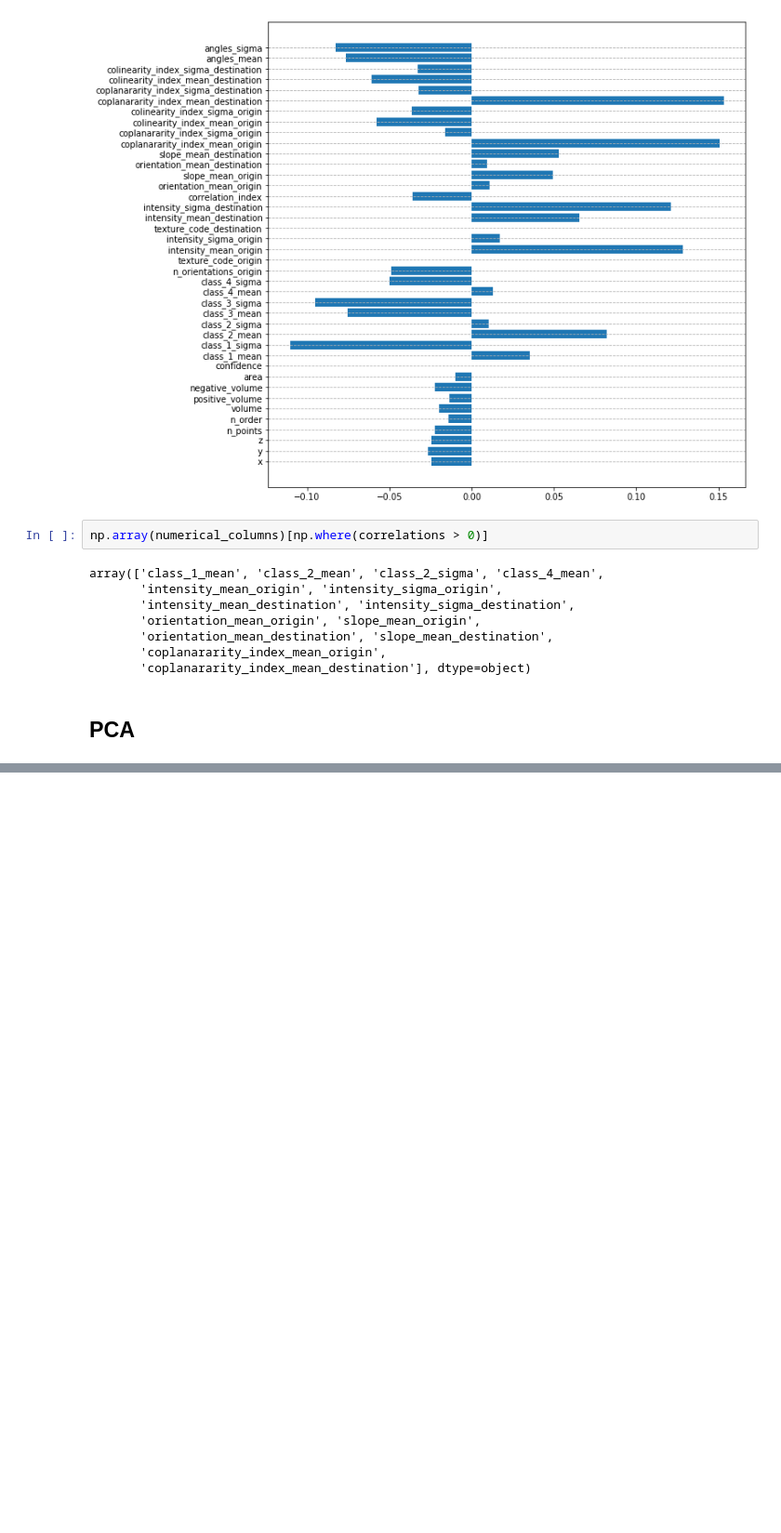
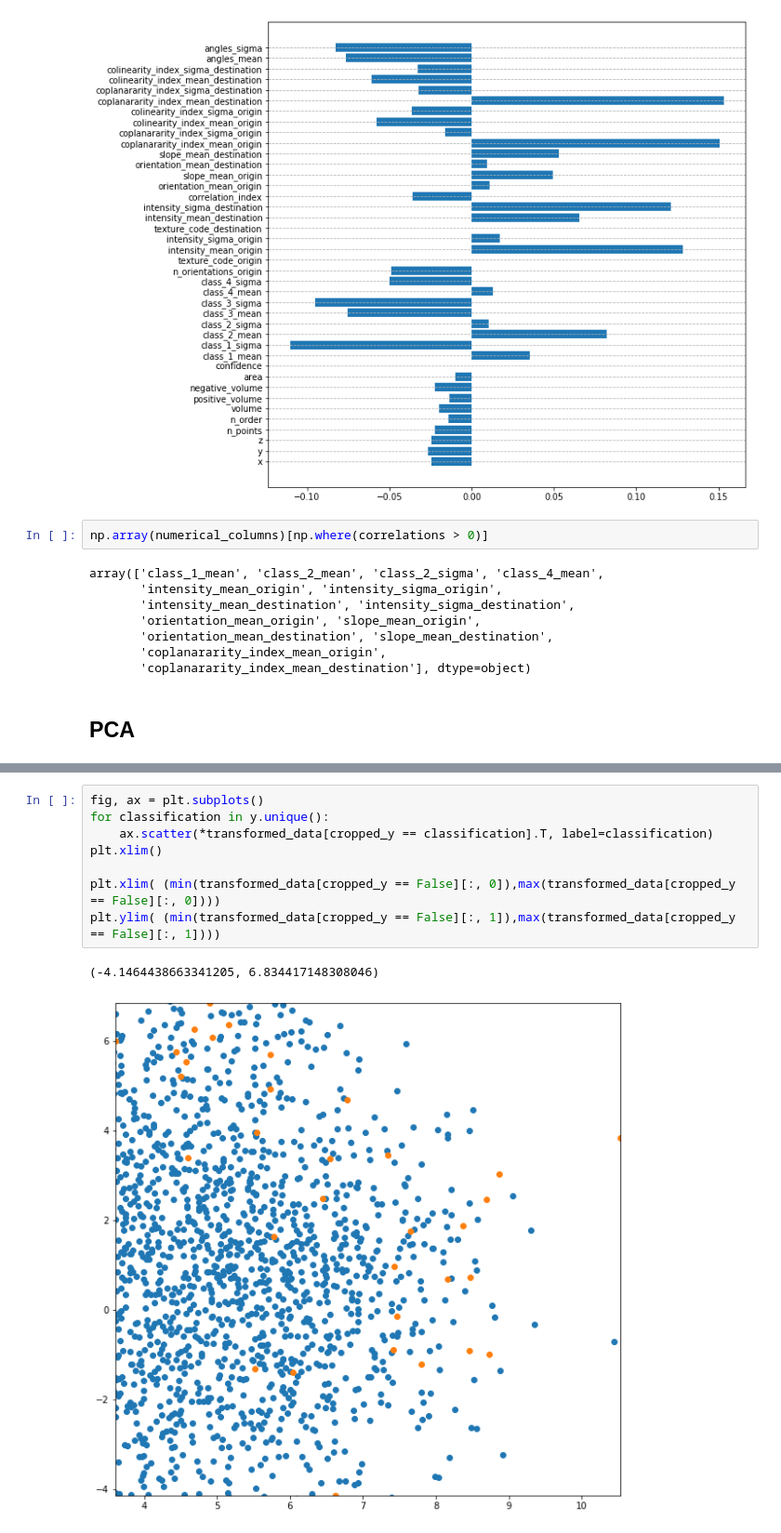
Before and after one commit to nicolaspascual/point-cloud-learn, a Jupyter notebook: notebooks/1-Cluster initial analysis.ipynb, the cells around one changed output, grey strips where cells are left out. Shown at 93% size. Drawn from its saved outputs; the diff is of its cells as text; blank space fills up the shorter version.

```diff
--- a/notebooks/1-Cluster initial analysis.ipynb
+++ b/notebooks/1-Cluster initial analysis.ipynb
@@ -140,0 +162,11 @@ plt.legend()
+# %%
+fig, ax = plt.subplots()
+for classification in y.unique():
+    ax.scatter(*transformed_data[cropped_y == classification].T, label=classification)
+plt.xlim()
+
+plt.xlim( (min(transformed_data[cropped_y == False][:, 0]),max(transformed_data[cropped_y == False][:, 0])))
+plt.ylim( (min(transformed_data[cropped_y == False][:, 1]),max(transformed_data[cropped_y == False][:, 1])))
+# %% [output]
+(-4.1464438663341205, 6.834417148308046)
+[figure, added]
```
Also changed, not shown: parts of 8 cells of this notebook, 4 other files.
